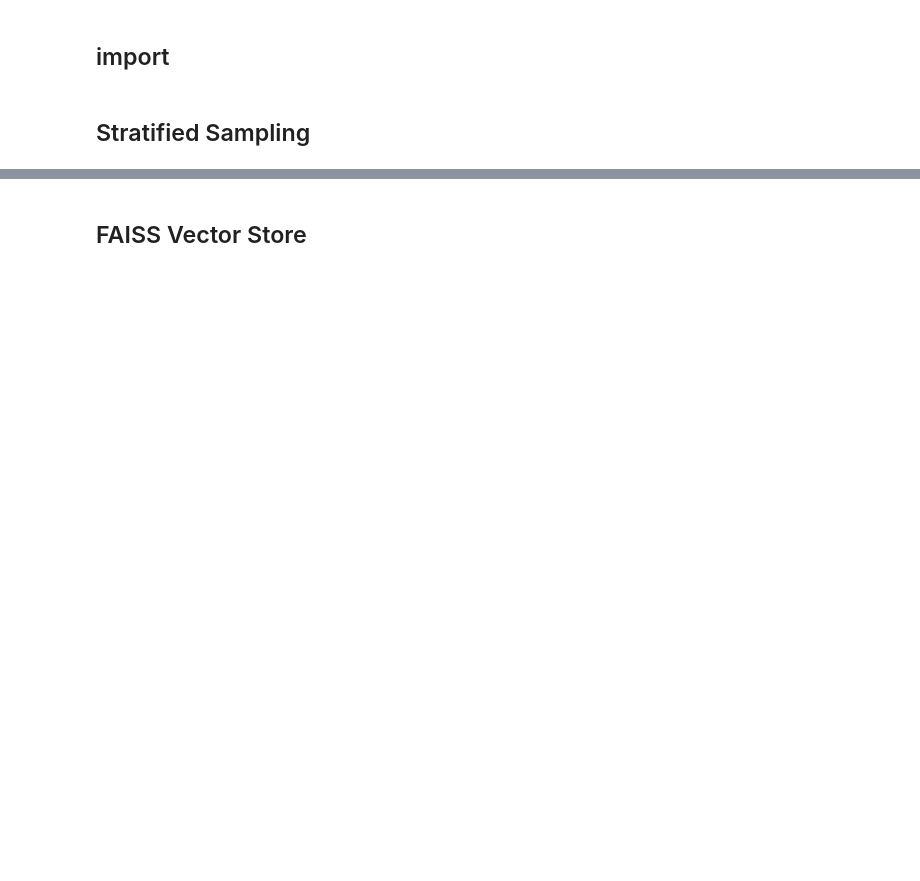
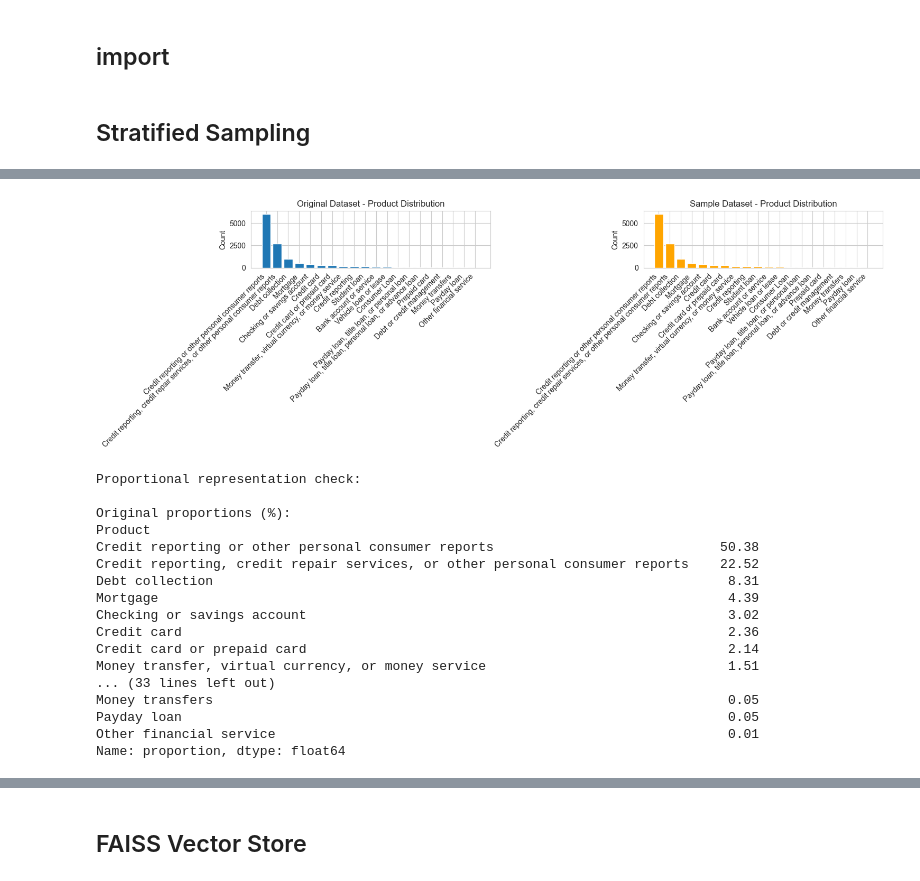
Before and after one commit to Hakima-Muktar/complaint-chatbot, a Jupyter notebook: notebooks/chunking_embedding.ipynb, the cells around one changed output, grey strips where cells are left out. Drawn from its saved outputs; the diff is of its cells as text; code cells hidden in the pictures; blank space fills up the shorter version.

```diff
--- a/notebooks/chunking_embedding.ipynb
+++ b/notebooks/chunking_embedding.ipynb
@@ -16,19 +16,12 @@ plt.rcParams['figure.figsize'] = (12, 6)
 # %% [markdown]
 ## Stratified Sampling
 # %%
-import pandas as pd
+from sampling import create_stratified_sample
 
-def create_stratified_sample(input_file, sample_size, stratify_col='Product', random_state=42):
-    # Load the data
-    df = pd.read_csv(r"C:\Users\user\Desktop\Project\complaint-chatbot\data\raw\filtered_complaints.csv")
-
-    # Calculate fraction per group
-    total_rows = len(df)
-    frac = sample_size / total_rows
-
-    # Stratified sampling
-    df_sampled = df.groupby(stratify_col, group_keys=False).apply(
-        lambda x: x.sample(frac=frac, random_state=random_state)
-    ).reset_index(drop=True)
-
-    return df_sampled
+# Create stratified sample
+sample_df = create_stratified_sample(
+    input_file="../data/processed/complaints.csv",
+    output_file="../data/processed/sample_complaints.csv",
+    sample_size=12000,
+    random_state=42
+)
@@ -37,7 +49,7 @@ import pandas as pd
 import matplotlib.pyplot as plt
 
 # Load original dataset
-original_df = pd.read_csv(r"C:\Users\user\Desktop\Project\complaint-chatbot\data\processed\filtered_complaints.csv")
+original_df = pd.read_csv(r"C:\Users\user\Desktop\Project\complaint-chatbot\data\processed\sample_complaints.csv")
 
 # If sample_df already exists from previous stratified sampling, keep it
 # Otherwise, create it using your create_stratified_sample function
@@ -46,35 +58,50 @@ original_df = pd.read_csv(r"C:\Users\user\Desktop\Project\complaint-chatbot\data
 original_counts = original_df['Product'].value_counts()
 sample_counts = sample_df['Product'].value_counts()
 
 # Plot side-by-side
 fig, axes = plt.subplots(1, 2, figsize=(15, 5))
 
 # Original dataset
 axes[0].bar(range(len(original_counts)), original_counts.values)
 axes[0].set_xticks(range(len(original_counts)))
 axes[0].set_xticklabels(original_counts.index, rotation=45, ha='right')
 axes[0].set_title('Original Dataset - Product Distribution')
 axes[0].set_ylabel('Count')
 
 # Sample dataset
 axes[1].bar(range(len(sample_counts)), sample_counts.values, color='orange')
 axes[1].set_xticks(range(len(sample_counts)))
 axes[1].set_xticklabels(sample_counts.index, rotation=45, ha='right')
 axes[1].set_title('Sample Dataset - Product Distribution')
 axes[1].set_ylabel('Count')
 
 plt.tight_layout()
-
-# Save figure
-plt.savefig(r'../report/images/sampling_distribution.png', dpi=300, bbox_inches='tight')
 plt.show()
-
 # Proportional representation check
 print("\nProportional representation check:")
 
 print("\nOriginal proportions (%):")
 print((original_df['Product'].value_counts(normalize=True) * 100).round(2))
 
 print("\nSample proportions (%):")
 print((sample_df['Product'].value_counts(normalize=True) * 100).round(2))
+# %% [output]
+[figure, added]
+Proportional representation check:
+
+Original proportions (%):
+Product
+Credit reporting or other personal consumer reports                             50.38
+Credit reporting, credit repair services, or other personal consumer reports    22.52
+Debt collection                                                                  8.31
+Mortgage                                                                         4.39
+Checking or savings account                                                      3.02
+Credit card                                                                      2.36
+Credit card or prepaid card                                                      2.14
+Money transfer, virtual currency, or money service                               1.51
+... (33 lines left out)
+Money transfers                                                                  0.05
+Payday loan                                                                      0.05
+Other financial service                                                          0.01
+Name: proportion, dtype: float64
 # %%
```
Also changed, not shown: parts of 8 cells of this notebook.
